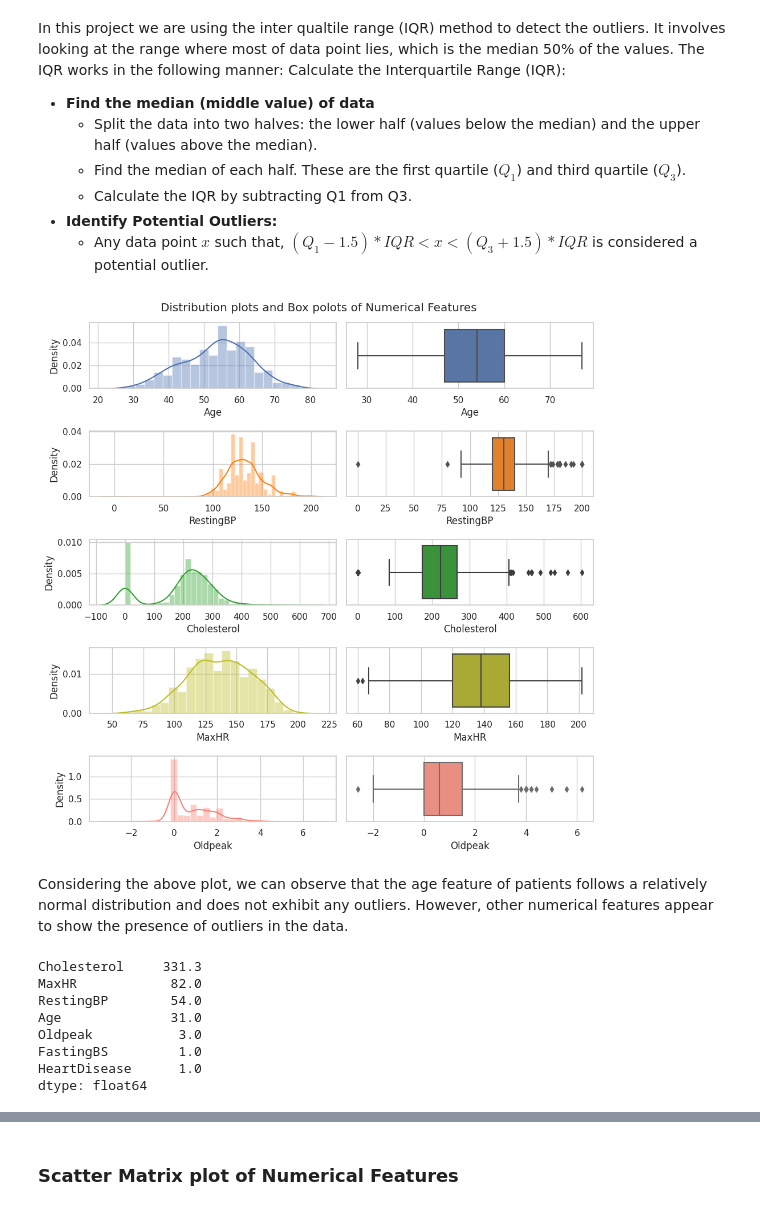
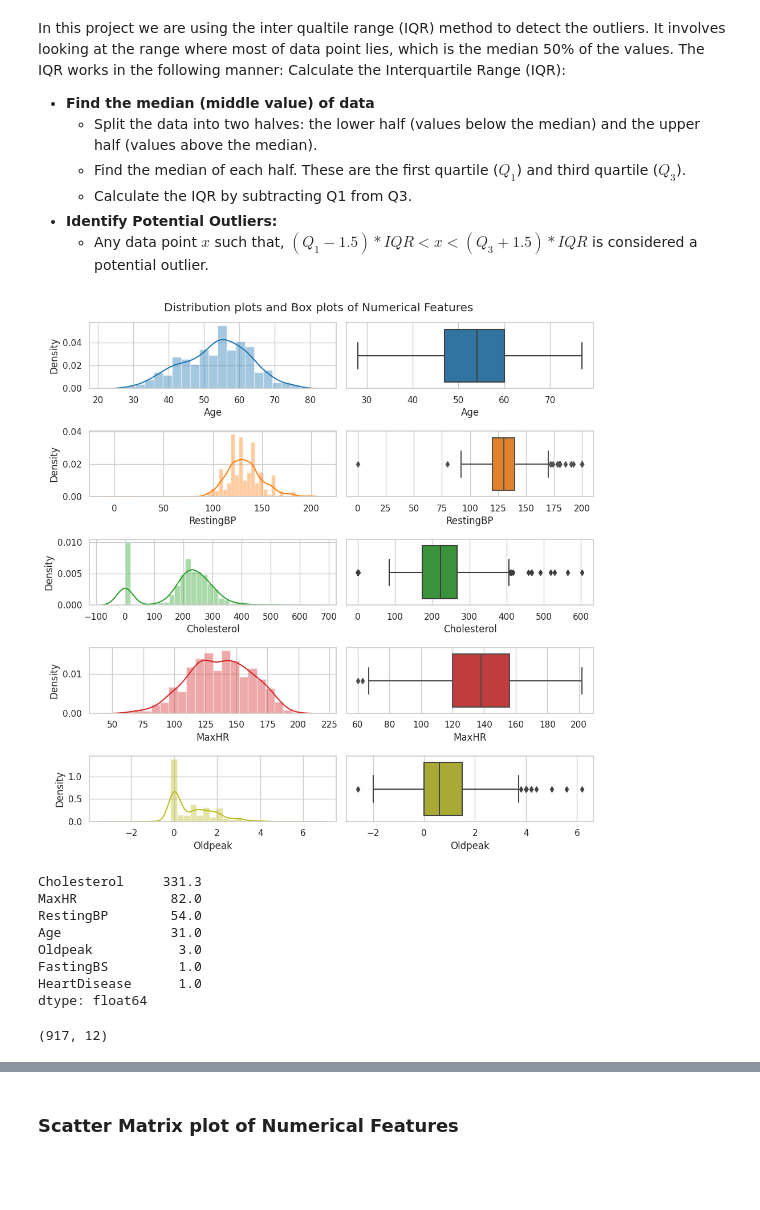
Before and after one commit to jrakhshanda55/Ausaf_ML, a Jupyter notebook: project1.ipynb, the cells around one changed output, grey strips where cells are left out. Saved outputs shown, nothing was run; the diff lists cells and outputs as text; code cells hidden in the pictures; blank space fills up the shorter version.

```diff
--- a/project1.ipynb
+++ b/project1.ipynb
@@ -50,8 +50,8 @@ The Heart Disease UCI dataset, presenting a diverse array of attributes related
 - ST_Slope: the slope of the peak exercise ST segment (Up: upsloping, Flat: flat, Down: downsloping)
 - HeartDisease: Target Variable (1: heart disease, 0: Normal)
 # %%
-df = pd.read_csv('/content/heart.csv')
-df.head()
+data = pd.read_csv('/content/heart.csv')
+data.head()
 # %% [output]
 |  | Age | Sex | ChestPainType | RestingBP | Cholesterol | FastingBS | RestingECG | MaxHR | ... |
 | 0 | 40 | M | ATA | 140 | 289 | 0 | Normal | 172 | ... |
@@ -160,38 +160,21 @@ Calculate the Interquartile Range (IQR):
   - Calculate the IQR by subtracting Q1 from Q3.
 - **Identify Potential Outliers:**
   - Any data point $x$ such that, $(Q_1 - 1.5) * IQR < x <(Q_3 + 1.5) * IQR$ is considered a potential outlier.
-# %%
-plt.figure(figsize=(10, 10))
-
-plt.subplot(5, 2, 1)
-sns.distplot(df['Age'])
-plt.subplot(5, 2, 2)
-sns.boxplot(x=df['Age'])
-
-plt.subplot(5, 2, 3)
-sns.distplot(df['RestingBP'], color='tab:orange')
-plt.subplot(5, 2, 4)
-sns.boxplot(x=df['RestingBP'], color='tab:orange')
-
-plt.subplot(5, 2, 5)
-sns.distplot(df['Cholesterol'], color='tab:green')
-plt.subplot(5, 2, 6)
-sns.boxplot(x=df['Cholesterol'], color='tab:green')
-
-plt.subplot(5, 2, 7)
-sns.distplot(df['MaxHR'], color='tab:olive')
-plt.subplot(5, 2, 8)
-sns.boxplot(x=df['MaxHR'], color='tab:olive')
-
-plt.subplot(5, 2, 9)
-sns.distplot(df['Oldpeak'], color='salmon')
-plt.subplot(5, 2, 10)
-sns.boxplot(x=df['Oldpeak'], color='salmon')
-plt.suptitle('Distribution plots and Box polots of Numerical Features')
-plt.tight_layout()
-plt.show()
-# %% [output]
-[figure, removed]
-# %% [markdown]
-Considering the above plot, we can observe that the age feature of patients follows a relatively normal distribution and does not exhibit any outliers. However, other numerical features appear to show the presence of outliers in the data.
+# %%
+numerical_features = ['Age', 'RestingBP', 'Cholesterol', 'MaxHR', 'Oldpeak']
+colors = ['tab:blue', 'tab:orange', 'tab:green', 'tab:red', 'tab:olive']
+
+plt.figure(figsize=(10, 10))
+for i, feature in enumerate(numerical_features, start=1):
+    plt.subplot(5, 2, i * 2 - 1)
+    sns.distplot(data[feature], color=colors[i - 1])
+
+    plt.subplot(5, 2, i * 2)
+    sns.boxplot(x=data[feature], color=colors[i - 1])
+
+plt.suptitle('Distribution plots and Box plots of Numerical Features')
+plt.tight_layout()
+plt.show()
+# %% [output]
+[figure, added]
 # %%
@@ -208,3 +191,8 @@ Oldpeak           3.0
 FastingBS         1.0
 HeartDisease      1.0
 dtype: float64
+# %%
+df = data [~((data < (Q1 - 1.5 * IQR)) |(data > (Q3 + 1.5 * IQR))).any(axis=1)]
+df.shape
+# %% [output]
+(917, 12)
```
Also changed, not shown: parts of 8 cells of this notebook.
